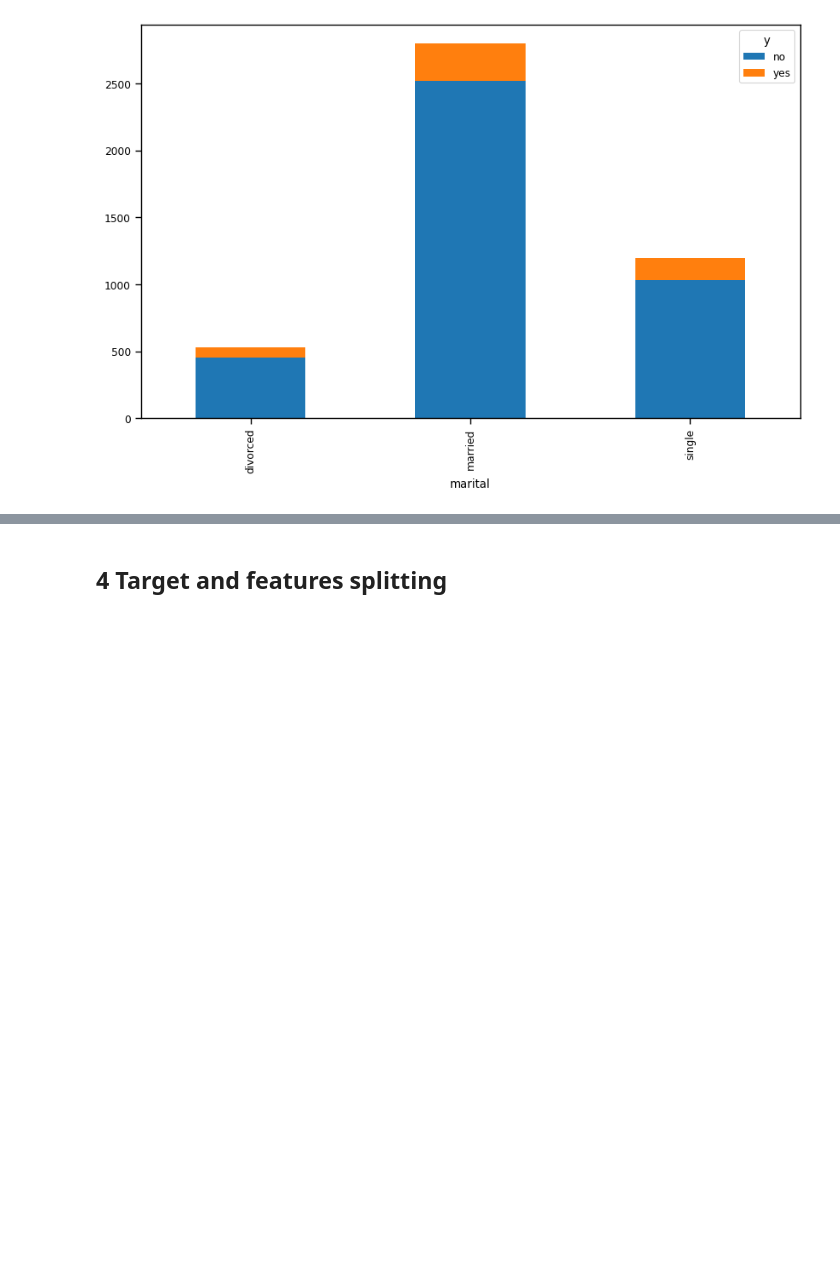
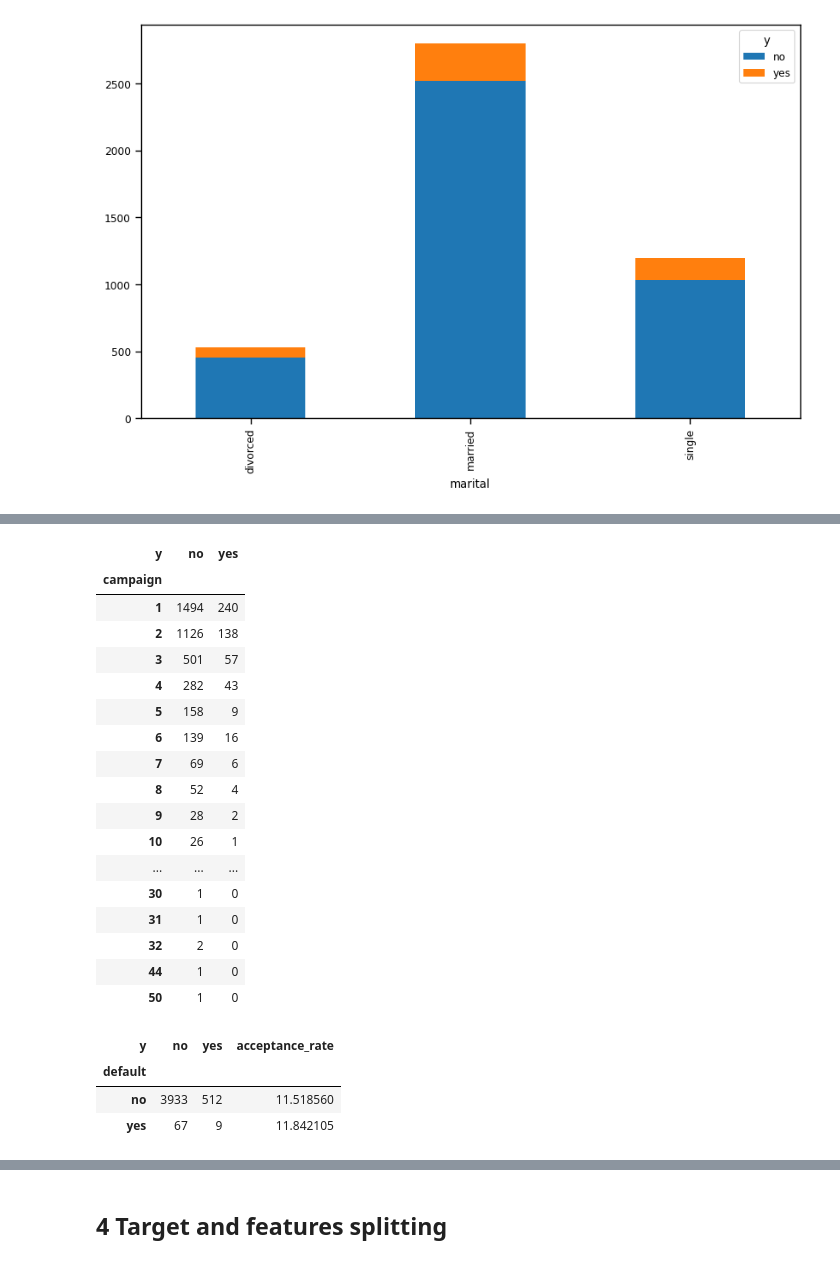
Before and after one commit to floyedmuchiri/Customer-Subscription-to-Bank-Term-Deposits, a Jupyter notebook: index.ipynb, the cells around one changed output, grey strips where cells are left out. Saved outputs shown, nothing was run; the diff lists cells and outputs as text; code cells hidden in the pictures; blank space fills up the shorter version.

```diff
--- a/index.ipynb
+++ b/index.ipynb
@@ -194,0 +210,34 @@ marital.plot.bar(stacked=True, figsize=(10, 6))
+# %%
+campaigns = pd.crosstab(data['campaign'], data['y'])
+campaigns
+# %% [output]
+| y | no | yes |
+| campaign |  |  |
+| 1 | 1494 | 240 |
+| 2 | 1126 | 138 |
+| 3 | 501 | 57 |
+| 4 | 282 | 43 |
+| 5 | 158 | 9 |
+| 6 | 139 | 16 |
+| 7 | 69 | 6 |
+| 8 | 52 | 4 |
+| 9 | 28 | 2 |
+| 10 | 26 | 1 |
+| ... | ... | ... |
+| 30 | 1 | 0 |
+| 31 | 1 | 0 |
+| 32 | 2 | 0 |
+| 44 | 1 | 0 |
+| 50 | 1 | 0 |
+# %%
+default = pd.crosstab(data['default'], data['y'])
+
+# Calculate the acceptance rate (the percentage of "yes" subscriptions)
+default['acceptance_rate'] = default['yes'] / (default['yes'] + default['no']) * 100
+
+default
+# %% [output]
+| y | no | yes | acceptance_rate |
+| default |  |  |  |
+| no | 3933 | 512 | 11.518560 |
+| yes | 67 | 9 | 11.842105 |
```
Also changed, not shown: parts of 6 cells of this notebook.
